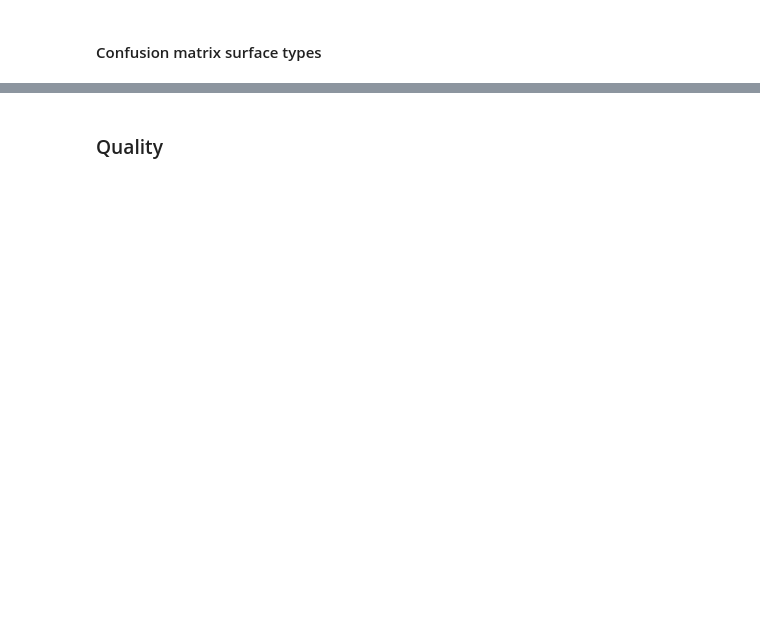
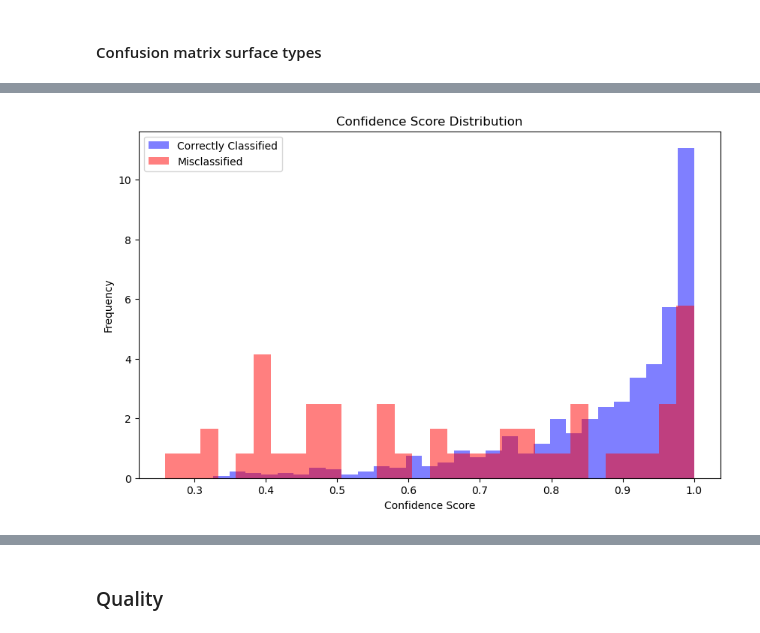
Before and after one commit to SurfaceAI/road_network_classification, a Jupyter notebook: src/notebooks/analyze_berlin.ipynb, the cells around one changed output, grey strips where cells are left out. Drawn from its saved outputs; the diff is of its cells as text; code cells hidden in the pictures; blank space fills up the shorter version.

```diff
--- a/src/notebooks/analyze_berlin.ipynb
+++ b/src/notebooks/analyze_berlin.ipynb
@@ -66,8 +67,9 @@ plt.show()
 # %%
 # mismatched streets
 m = df[df.type_pred != df.type_ground_truth]
-m.reset_index(inplace=True)
+# get geometries
 pred = gpd.read_file(f"/Users/alexandra/Documents/GitHub/road_network_classification/data/berlin_prio_vset/run{run}/berlin_{agg}_pred_cycleways.shp")
-misclassified = pred[pred.ID.isin(m.id)]
+pred["uid"] = pred.ID.astype(str) +"_" + pred.GROUP_NUM.astype(str)
+misclassified = pred[pred["uid"].isin(m.uid)]
 # %%
 misclassified.to_file(f"/Users/alexandra/Documents/GitHub/road_network_classification/data/berlin_prio_vset/run{run}/misclassified_{agg}.gpkg", driver="GPKG")
@@ -73,0 +100,20 @@ misclassified.to_file(f"/Users/alexandra/Documents/GitHub/road_network_classific
+# %%
+# Plot overlapping histograms
+plt.figure(figsize=(10, 6))
+
+# Histogram for correctly classified predictions
+plt.hist(pred[~pred.ID.isin(misclassified.ID)]['CONF_SCORE'], bins=30, color='blue', alpha=0.5, label='Correctly Classified', density=True)
+
+# Histogram for misclassified predictions
+plt.hist(misclassified['CONF_SCORE'], bins=30, color='red', alpha=0.5, label='Misclassified', density=True)
+
+# Add titles and labels
+plt.title('Confidence Score Distribution')
+plt.xlabel('Confidence Score')
+plt.ylabel('Frequency')
+plt.legend()
+
+# Show plot
+plt.show()
+# %% [output]
+[figure, added]
```
Also changed, not shown: parts of 21 cells of this notebook, 14 other files.
